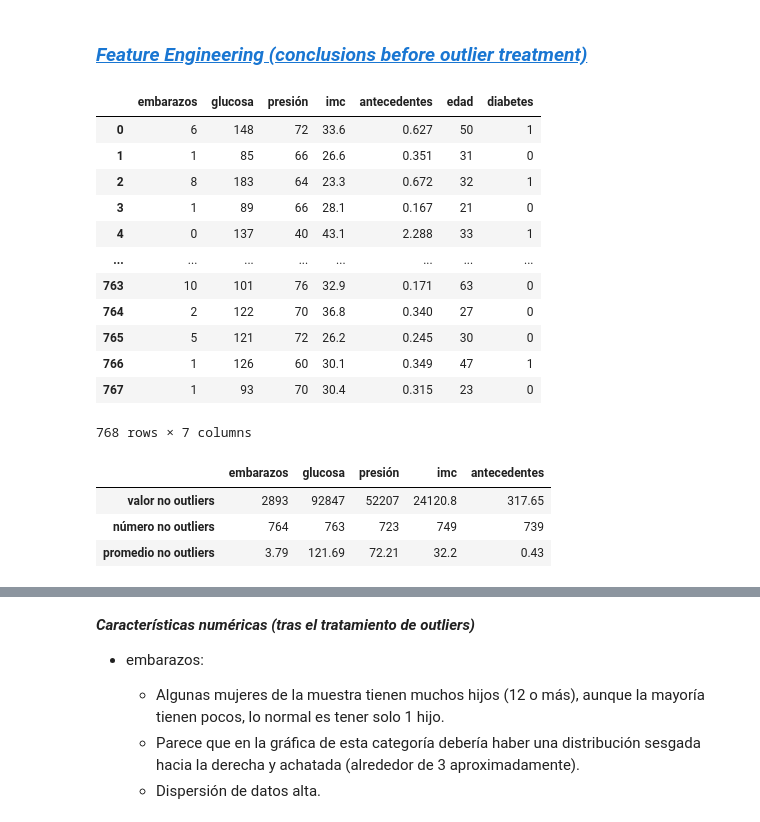
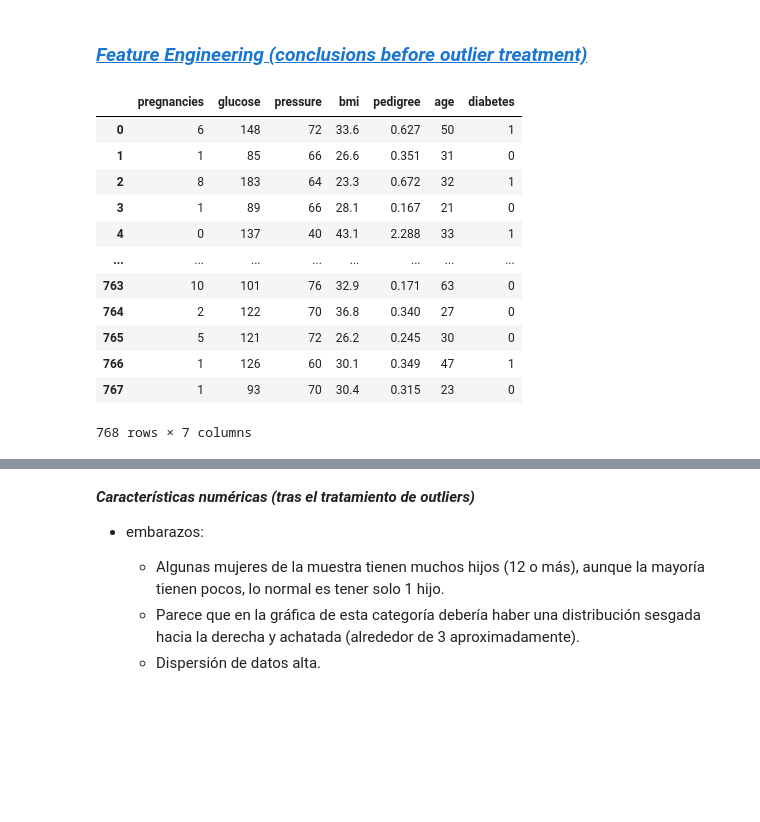
Before and after one commit to ddasilva64/DECTRE24001esp, a Jupyter notebook: projects/PRODIA001/PRODIA001.ipynb, the cells around one changed output, grey strips where cells are left out. Drawn from its saved outputs; the diff is of its cells as text; code cells hidden in the pictures; blank space fills up the shorter version.

```diff
--- a/projects/PRODIA001/PRODIA001.ipynb
+++ b/projects/PRODIA001/PRODIA001.ipynb
@@ -293,12 +293,12 @@ Clean rows            : 392
 # %% [markdown]
 ### [***Feature Engineering (conclusions before outlier treatment)***](https://github.com/ddasilva64/DECTRE24001esp/tree/master/projects/docs/feature_engineering_conclusions_before_outlier_treatment.md)
 # %%
-# Eliminamos categorías con > 20% outliers
-df_diabetes.drop(columns=['pliegue', 'insulina'], inplace=True)
+# Delete categories with > 20% outliers
+df_diabetes.drop(columns=['skinfold', 'insulin'], inplace=True)
 
 df_diabetes
 # %% [output]
-|  | embarazos | glucosa | presión | imc | antecedentes | edad | diabetes |
+|  | pregnancies | glucose | pressure | bmi | pedigree | age | diabetes |
 | 0 | 6 | 148 | 72 | 33.6 | 0.627 | 50 | 1 |
 | 1 | 1 | 85 | 66 | 26.6 | 0.351 | 31 | 0 |
 | 2 | 8 | 183 | 64 | 23.3 | 0.672 | 32 | 1 |
@@ -311,29 +311,3 @@ df_diabetes
 | 766 | 1 | 126 | 60 | 30.1 | 0.349 | 47 | 1 |
 | 767 | 1 | 93 | 70 | 30.4 | 0.315 | 23 | 0 |
 768 rows × 7 columns
-# %%
-# Obtención promedio no outliers
-df_emb  = funcGetPromNoOutliers(df_diabetes['embarazos'],    0)
-df_glu  = funcGetPromNoOutliers(df_diabetes['glucosa'],      1)
-df_pre  = funcGetPromNoOutliers(df_diabetes['presión'],      1)
-df_imc  = funcGetPromNoOutliers(df_diabetes['imc'],          1)
-df_ant  = funcGetPromNoOutliers(df_diabetes['antecedentes'], 0)
-
-df_promedio = {
-'valor no outliers':        [df_emb[0], df_glu[0], df_pre[0], df_imc[0], df_ant[0]],
-'número no outliers':       [df_emb[1], df_glu[1], df_pre[1], df_imc[1], df_ant[1]],
-'promedio no outliers':     [df_emb[2], df_glu[2], df_pre[2], df_imc[2], df_ant[2]]
-              }
-
-indexes = ['embarazos', 'glucosa', 'presión', 'imc', 'antecedentes']
-columns = ['valor no outliers', 'número no outliers', 'promedio no outliers']
-
-df_promedio = pd.DataFrame(data=df_promedio, index=indexes, columns=columns, dtype=str)
-df_promedio = df_promedio.transpose()
-
-df_promedio
-# %% [output]
-|  | embarazos | glucosa | presión | imc | antecedentes |
-| valor no outliers | 2893 | 92847 | 52207 | 24120.8 | 317.65 |
-| número no outliers | 764 | 763 | 723 | 749 | 739 |
-| promedio no outliers | 3.79 | 121.69 | 72.21 | 32.2 | 0.43 |
```
Also changed, not shown: parts of 53 cells of this notebook, 8 other files.
